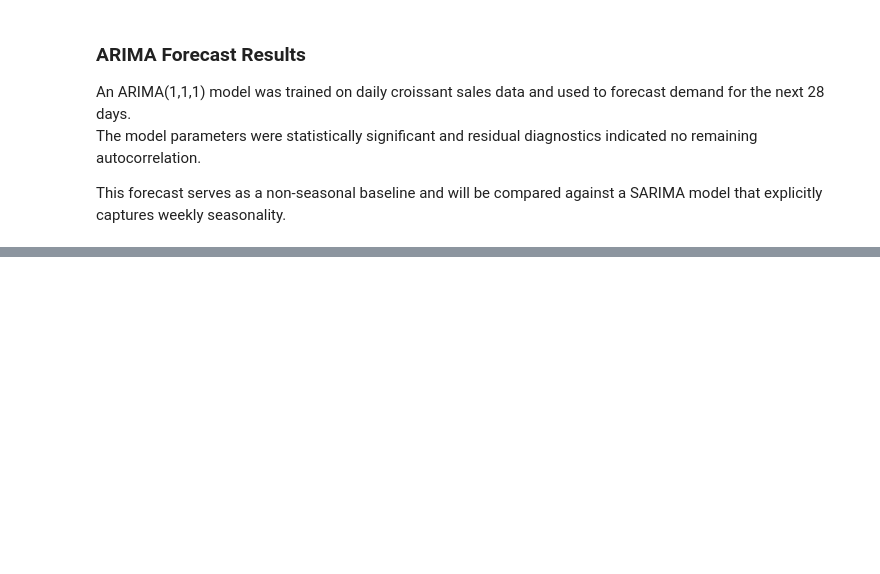
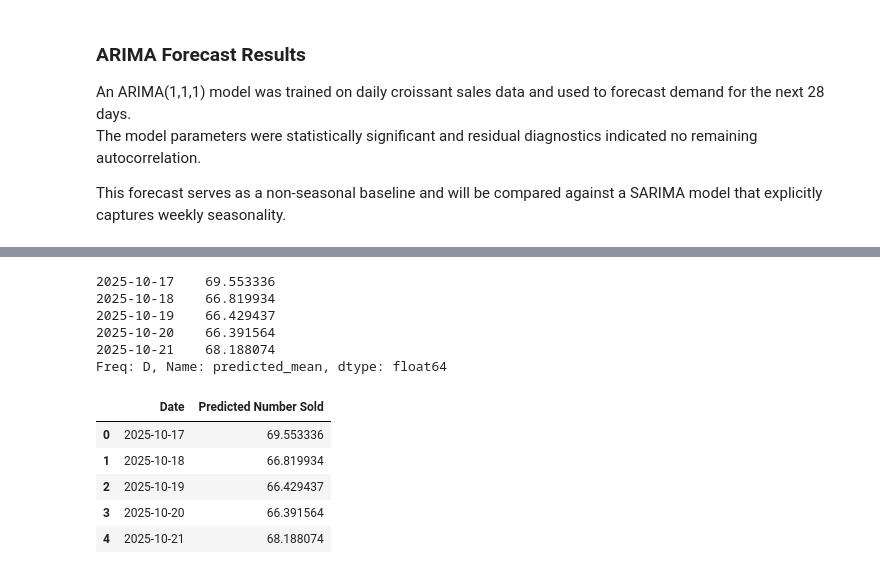
Before and after one commit to ufigiabhi/SYSDEV-Groupproject, a Jupyter notebook: ml/notebooks/01_data_loading_and_cleaning.ipynb, the cells around one changed output, grey strips where cells are left out. Cells and saved outputs as stored; diff of their text form; code cells hidden in the pictures; blank space fills up the shorter version.

```diff
--- a/ml/notebooks/01_data_loading_and_cleaning.ipynb
+++ b/ml/notebooks/01_data_loading_and_cleaning.ipynb
@@ -345,0 +382,26 @@ from statsmodels.tsa.statespace.sarimax import SARIMAX
+# %%
+# Forecast next 28 days using SARIMA
+sarima_forecast = sarima_result.forecast(steps=28)
+
+sarima_forecast.head()
+# %% [output]
+2025-10-17    69.553336
+2025-10-18    66.819934
+2025-10-19    66.429437
+2025-10-20    66.391564
+2025-10-21    68.188074
+Freq: D, Name: predicted_mean, dtype: float64
+# %%
+sarima_forecast_df = pd.DataFrame({
+    'Date': forecast_dates,
+    'Predicted Number Sold': sarima_forecast.values
+})
+
+sarima_forecast_df.head()
+# %% [output]
+|  | Date | Predicted Number Sold |
+| 0 | 2025-10-17 | 69.553336 |
+| 1 | 2025-10-18 | 66.819934 |
+| 2 | 2025-10-19 | 66.429437 |
+| 3 | 2025-10-20 | 66.391564 |
+| 4 | 2025-10-21 | 68.188074 |
```
Also changed, not shown: parts of 7 cells of this notebook, 1 other file.
